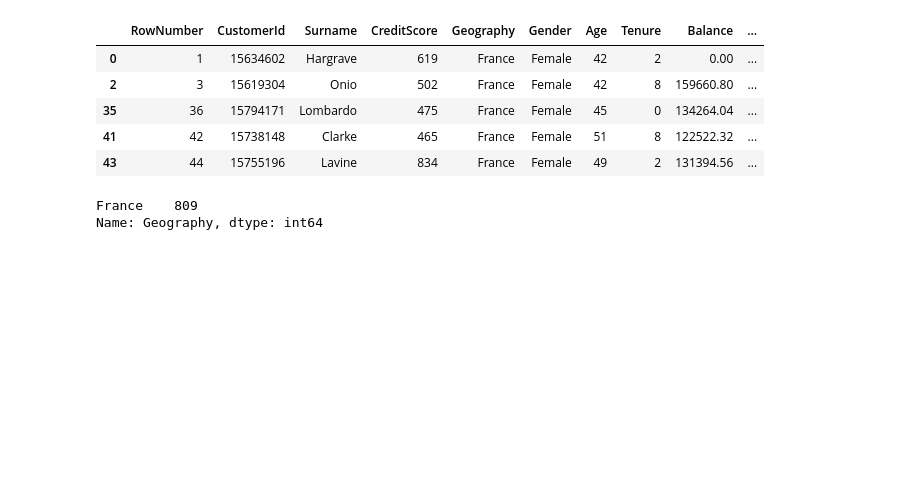
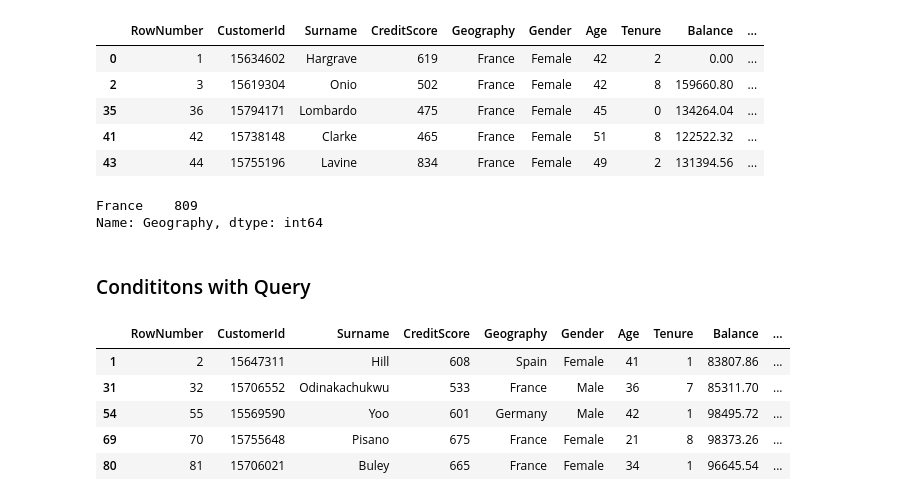
Before and after one commit to Iswaqasahmed/Pandas, a Jupyter notebook: quick_crack_pandas.ipynb, the cells around one changed output. Saved outputs shown, nothing was run; the diff lists cells and outputs as text; code cells hidden in the pictures; blank space fills up the shorter version.

```diff
--- a/quick_crack_pandas.ipynb
+++ b/quick_crack_pandas.ipynb
@@ -284,3 +285,5 @@ france_churn.Geography.value_counts()
 # %% [output]
 France    809
 Name: Geography, dtype: int64
+# %% [markdown]
+### Condititons with Query
@@ -286,0 +292,9 @@ Name: Geography, dtype: int64
+# %%
+data2.head()
+# %% [output]
+|  | RowNumber | CustomerId | Surname | CreditScore | Geography | Gender | Age | Tenure | Balance | ... |
+| 1 | 2 | 15647311 | Hill | 608 | Spain | Female | 41 | 1 | 83807.86 | ... |
+| 31 | 32 | 15706552 | Odinakachukwu | 533 | France | Male | 36 | 7 | 85311.70 | ... |
+| 54 | 55 | 15569590 | Yoo | 601 | Germany | Male | 42 | 1 | 98495.72 | ... |
+| 69 | 70 | 15755648 | Pisano | 675 | France | Female | 21 | 8 | 98373.26 | ... |
+| 80 | 81 | 15706021 | Buley | 665 | France | Female | 34 | 1 | 96645.54 | ... |
```
Also changed, not shown: parts of 6 cells of this notebook.
